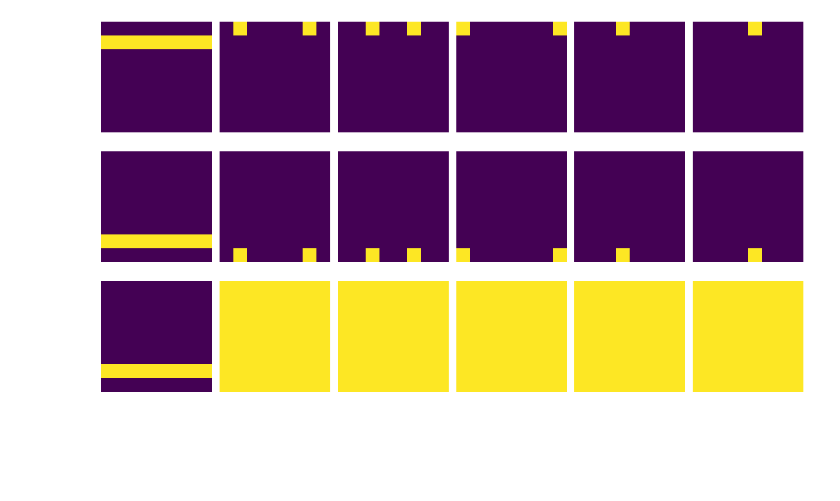
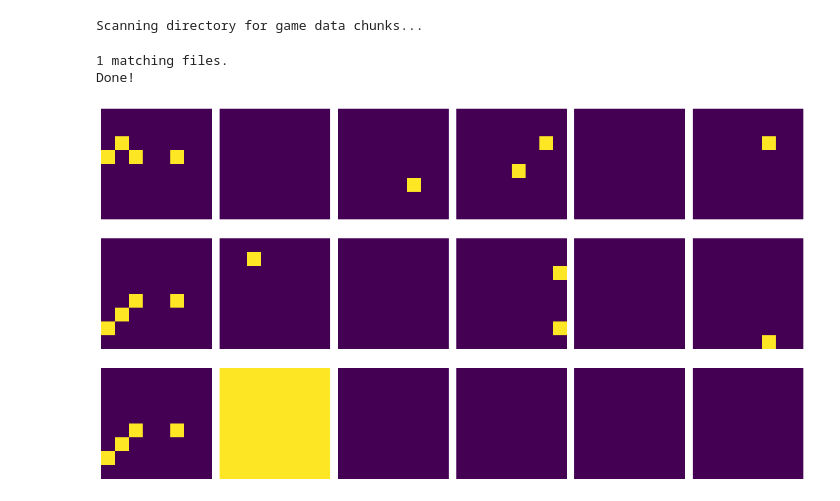
Before and after one commit to mangoqwq/chesshacks-training, a Jupyter notebook: notebooks/train.ipynb, the cells around one changed output. Drawn from its saved outputs; the diff is of its cells as text; code cells hidden in the pictures; blank space fills up the shorter version.

```diff
--- a/notebooks/train.ipynb
+++ b/notebooks/train.ipynb
@@ -19,25 +19,28 @@ from src.train import train
 from src.leela_cnn import LeelaCNN
 # %%
 
-chunk_dir = '/Users/max/ml/chesshacks-training/data/small'
+chunk_dir = '../data/small'
 files = list(Path(chunk_dir).glob("*.gz"))
 dataset = Lc0TeacherDataset(
-    lc0_loader=Lc0Loader(files=files)
+    lc0_loader=Lc0Loader(chunk_dir=Path(chunk_dir))
 )
 board, mask, policy, value = next(iter(dataset))
 fig, axes = plt.subplots(3, 6, figsize=(14, 8))
 for i, ax in enumerate(axes.flatten()):
     ax.imshow(
         board[i].numpy(),
         # cmap='gray',
         vmin=0,
         vmax=1,
     )
     ax.axis('off')
 plt.tight_layout()
 plt.show()
 # %% [output]
+Scanning directory for game data chunks...
+1 matching files.
+Done!
-[figure, old version]
+[figure, new version]
 # %%
 class Loss(torch.nn.Module):
     def __init__(self):
```
Also changed, not shown: parts of 3 cells of this notebook, 4 other files.
